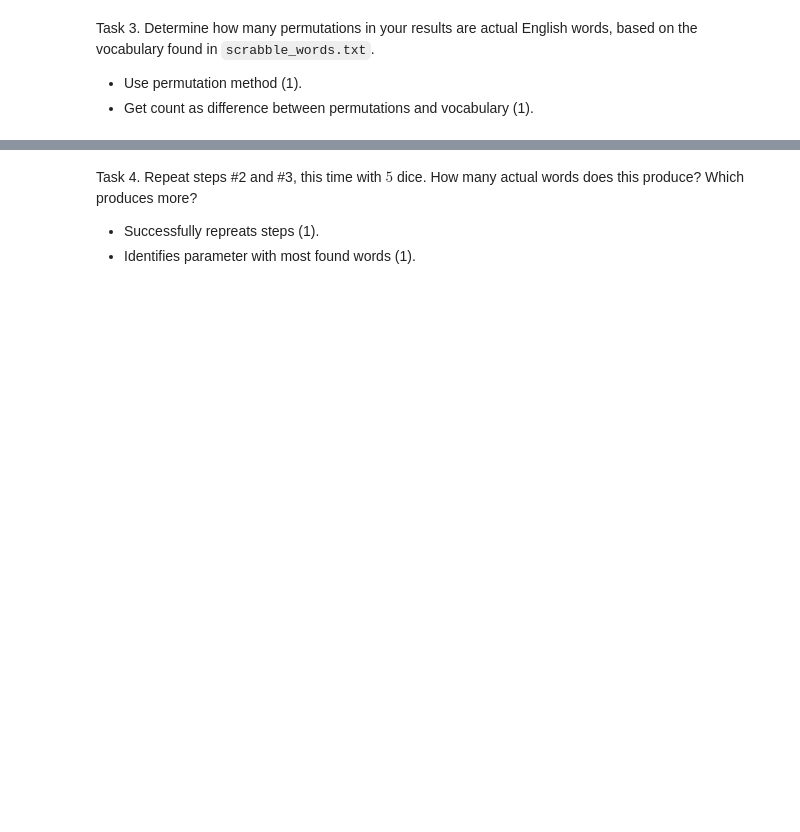
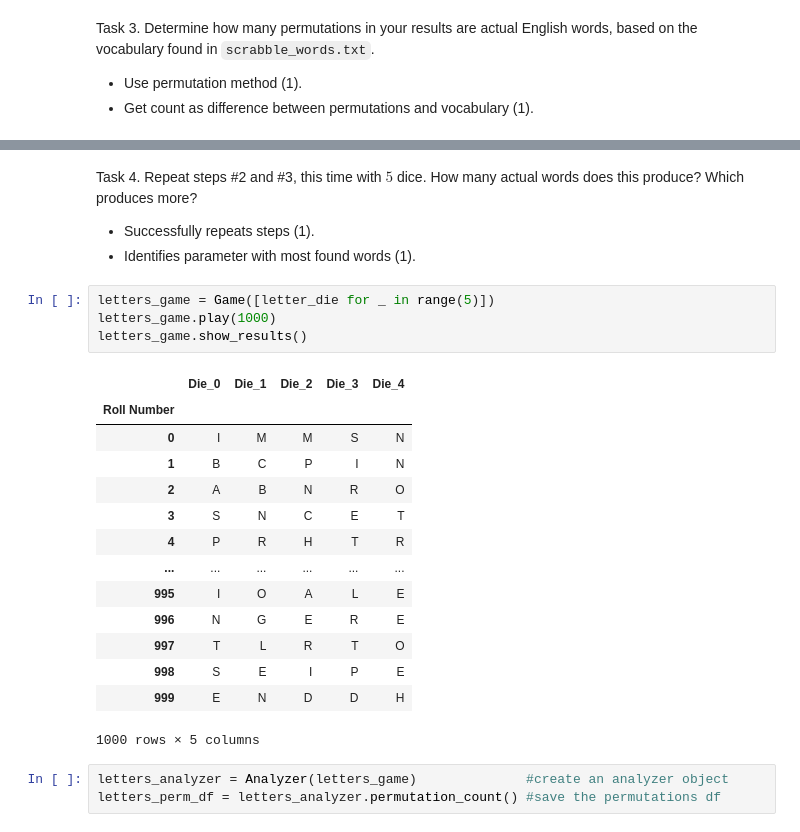
Before and after one commit to courtneyhodge/ds5100-finalproject-yss2zv, a Jupyter notebook: final_project_files/DS51200_FinalProjectTemplate.ipynb, the cells around one changed output, grey strips where cells are left out. Cells and saved outputs as stored; diff of their text form; blank space fills up the shorter version.

```diff
--- a/final_project_files/DS51200_FinalProjectTemplate.ipynb
+++ b/final_project_files/DS51200_FinalProjectTemplate.ipynb
@@ -1227,5 +1243,27 @@ Task 3. Determine how many permutations in your results are actual English words
 # %% [markdown]
 Task 4. Repeat steps #2 and #3, this time with $5$ dice. How many actual words does this produce? Which produces more?
 
-- Successfully repreats steps (1).
+- Successfully repeats steps (1).
 - Identifies parameter with most found words (1).
+# %%
+letters_game = Game([letter_die for _ in range(5)])
+letters_game.play(1000)
+letters_game.show_results()
+# %% [output]
+|  | Die_0 | Die_1 | Die_2 | Die_3 | Die_4 |
+| Roll Number |  |  |  |  |  |
+| 0 | I | M | M | S | N |
+| 1 | B | C | P | I | N |
+| 2 | A | B | N | R | O |
+| 3 | S | N | C | E | T |
+| 4 | P | R | H | T | R |
+| ... | ... | ... | ... | ... | ... |
+| 995 | I | O | A | L | E |
+| 996 | N | G | E | R | E |
+| 997 | T | L | R | T | O |
+| 998 | S | E | I | P | E |
+| 999 | E | N | D | D | H |
+1000 rows × 5 columns
+# %%
+letters_analyzer = Analyzer(letters_game)              #create an analyzer object
+letters_perm_df = letters_analyzer.permutation_count() #save the permutations df
```
Also changed, not shown: parts of 17 cells of this notebook.
